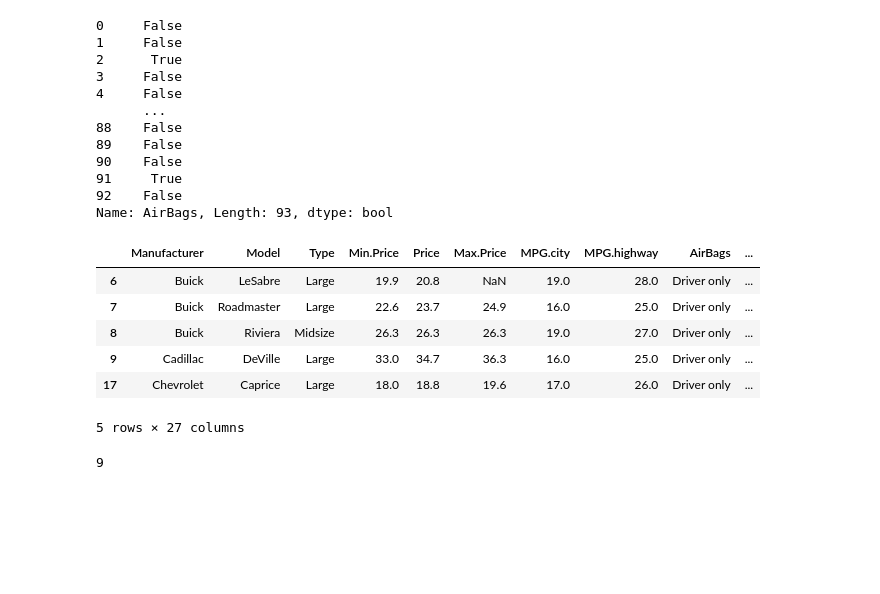
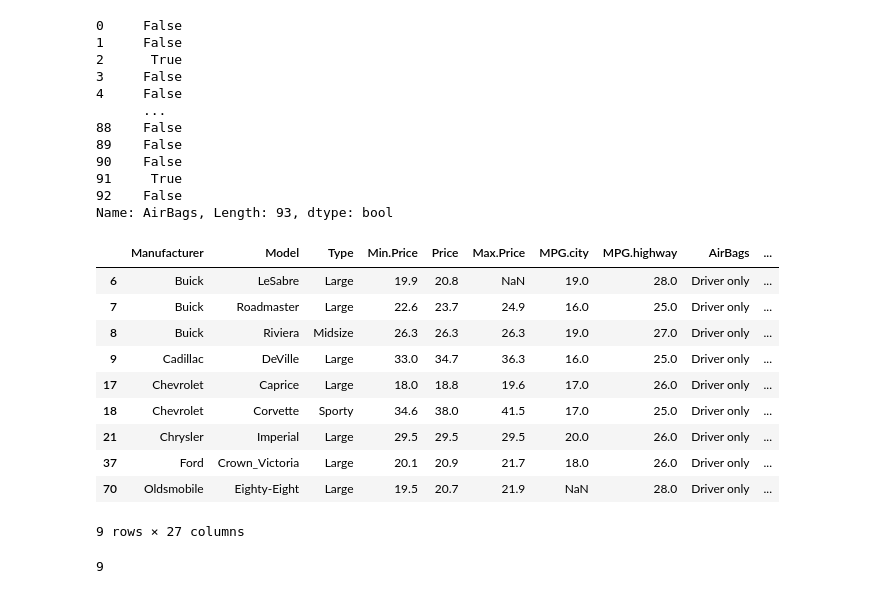
Before and after one commit to rajiv-ranjan/cds-nov-02-03, a Jupyter notebook: Practice - Numpy, Pandas, Matplotlib/In_Class_Notebook_November, 02, 2024/2-Pandas.ipynb, the cells around one changed output. Cells and saved outputs as stored; diff of their text form; code cells hidden in the pictures; blank space fills up the shorter version.

```diff
--- a/Practice - Numpy, Pandas, Matplotlib/In_Class_Notebook_November, 02, 2024/2-Pandas.ipynb
+++ b/Practice - Numpy, Pandas, Matplotlib/In_Class_Notebook_November, 02, 2024/2-Pandas.ipynb
@@ -1023,16 +1124,20 @@ Name: AirBags, Length: 93, dtype: bool
 # %%
 cond1 = df["AirBags"] == "Driver only"
 cond2 = df["EngineSize"] > 3
 
-df[cond1 & cond2].head()
+df[cond1 & cond2]
 # %% [output]
 |  | Manufacturer | Model | Type | Min.Price | Price | Max.Price | MPG.city | MPG.highway | AirBags | ... |
 | 6 | Buick | LeSabre | Large | 19.9 | 20.8 | NaN | 19.0 | 28.0 | Driver only | ... |
 | 7 | Buick | Roadmaster | Large | 22.6 | 23.7 | 24.9 | 16.0 | 25.0 | Driver only | ... |
 | 8 | Buick | Riviera | Midsize | 26.3 | 26.3 | 26.3 | 19.0 | 27.0 | Driver only | ... |
 | 9 | Cadillac | DeVille | Large | 33.0 | 34.7 | 36.3 | 16.0 | 25.0 | Driver only | ... |
 | 17 | Chevrolet | Caprice | Large | 18.0 | 18.8 | 19.6 | 17.0 | 26.0 | Driver only | ... |
+| 18 | Chevrolet | Corvette | Sporty | 34.6 | 38.0 | 41.5 | 17.0 | 25.0 | Driver only | ... |
+| 21 | Chrysler | Imperial | Large | 29.5 | 29.5 | 29.5 | 20.0 | 26.0 | Driver only | ... |
+| 37 | Ford | Crown_Victoria | Large | 20.1 | 20.9 | 21.7 | 18.0 | 26.0 | Driver only | ... |
+| 70 | Oldsmobile | Eighty-Eight | Large | 19.5 | 20.7 | 21.9 | NaN | 28.0 | Driver only | ... |
-5 rows × 27 columns
+9 rows × 27 columns
 # %%
 len(df[cond1 & cond2])
 # %% [output]
```
Also changed, not shown: parts of 14 cells of this notebook, 4 other files.
